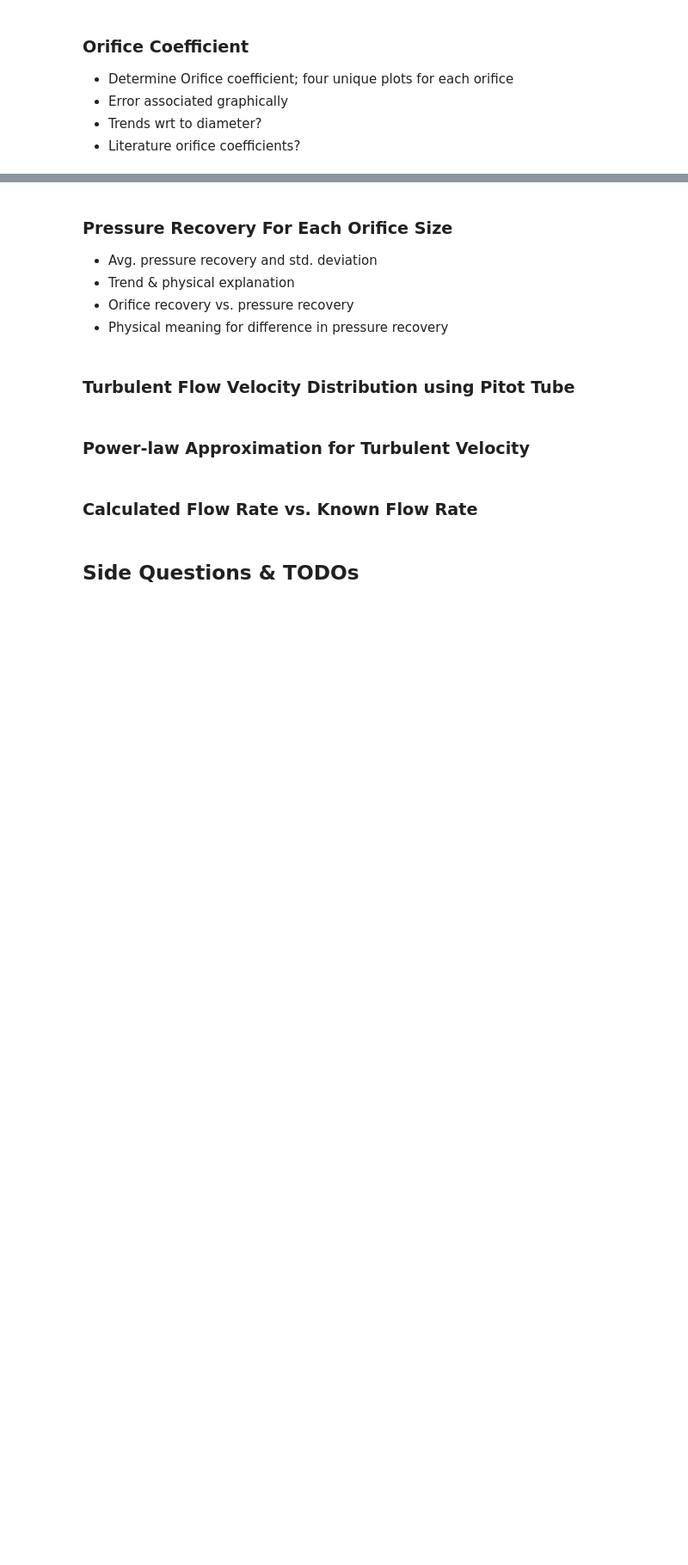
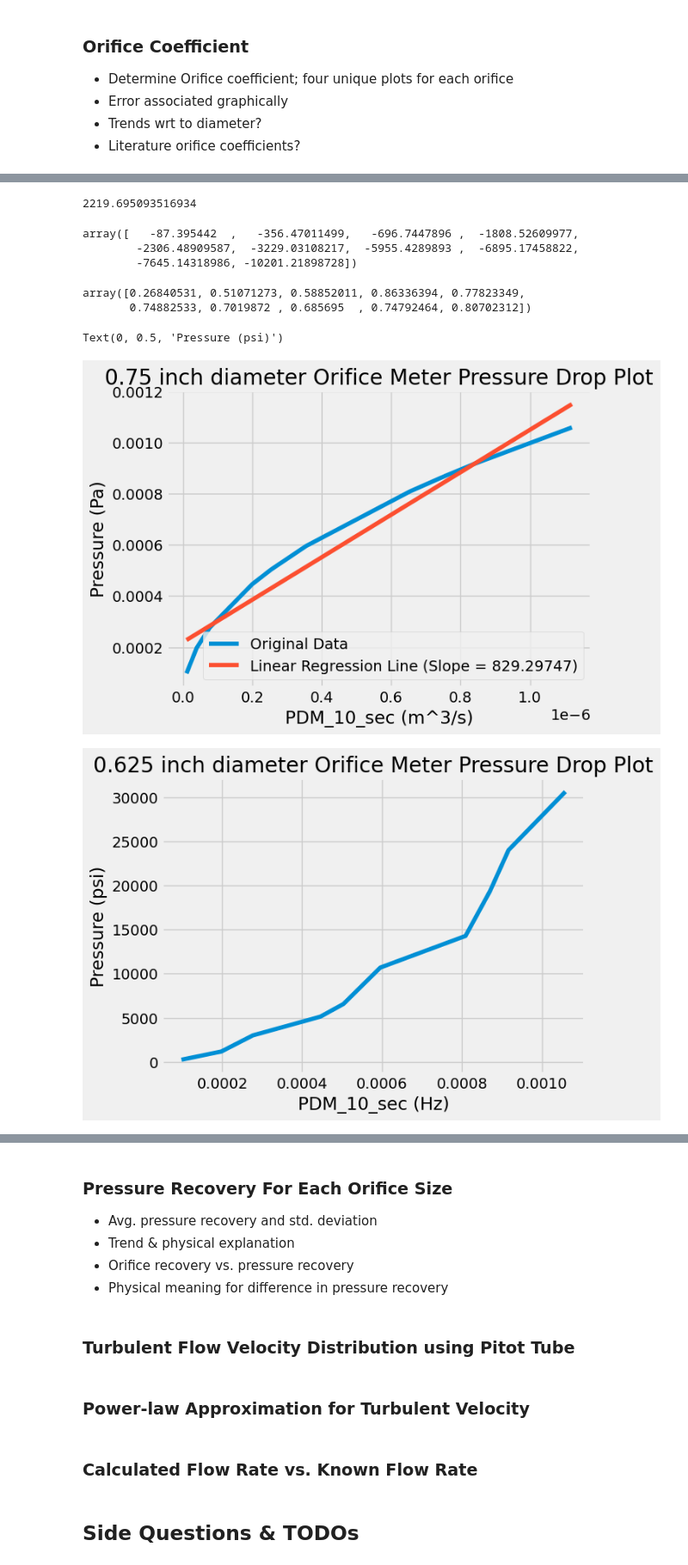
Before and after one commit to AshKuhlmann/CBE154, a Jupyter notebook: Flow Measurement - Data Analysis.ipynb, the cells around one changed output, grey strips where cells are left out. Shown at 86% size. Drawn from its saved outputs; the diff is of its cells as text; code cells hidden in the pictures; blank space fills up the shorter version.

```diff
--- a/Flow Measurement - Data Analysis.ipynb
+++ b/Flow Measurement - Data Analysis.ipynb
@@ -159,0 +165,75 @@ Ans: The pressure recovery is not a constant fraction of the pressure drop accor
+# %%
+d_pipe = 0.985*2.54/100 #m
+rho_h20 = 1000 #kg/m^3
+unit_gal_min = 6.309 * 10**(-5) #m^3/s
+unit_psi = 6894.76 #Pa
+
+d_075 = 0.750*2.54/100 #m
+OMPDM10_075 = np.array([5.1,10.3,14.4,23.2,26.2,31,42.1,45.3,47.7,55.1])*(60/197)*unit_gal_min  # flow rate of the largest orifice plate
+PD1_075 = np.array([0.079,0.089,0.131,0.158,0.248,0.375,0.787,0.955,0.89,1.02])*unit_psi
+PD2_075 = np.array([0.073,0.088,0.112,0.15,0.252,0.323,0.521,0.493,0.52,0.72])*unit_psi
+F_075 = OMPDM10_075**2
+slope_075,intercept_075 = np.polyfit(F_075,OMPDM10_075,1)
+reg_line_075 = slope_075*F_075+intercept_075
+Co = 1/(np.sqrt(slope_075*(np.pi**2)*(d_075**4)/(8*rho_h20*(1-(d_075/d_pipe)**4))))
+display(Co)
+
+
+Co_075 = (4*OMPDM10_075)/(np.pi*(d_075**2))*(np.sqrt(1-(d_075/d_pipe)**4)/np.sqrt(2*PD1_075/rho_h20))
+test = np.mean(Co_075)
+test2 = (1/(test**2)) * (8*rho_h20/((np.pi**2)*(d_075**4)))*(1-(d_075/d_pipe)**4)*OMPDM10_075**2
+display(OMPDM10_075 - test2)
+display(Co_075)
+
+d_0625 = 0.625*2.54/100 #m
+OMPDM10_0625 = np.array([5.1,10.3,14.4,23.2,26.2,31,42.1,45.3,47.7,55.1])*(60/197)*unit_gal_min  # flow rate of the second largest orifice plate
+PD1_0625 = np.array([0.036,0.171,0.436,0.744,0.952,1.55,2.07,2.81,3.48,4.44])*unit_psi
+PD2_0625 = np.array([0.030,0.160,0.272,0.462,0.738,0.953,1.26,1.70,2.17,2.73])*unit_psi
+RHS_0625 = (8*rho_h20/((np.pi**2)*(d_075**4)))*(1-(d_075/d_pipe)**4)*OMPDM10_075**2
+
+d_050 = 0.5*2.54/100 #m
+OMPDM10_050 = np.array([3.8,10.8,15.4,24.4,31,39.6,46.1,52.4,60.2,66.5])   # flow rate of the second smallest orifice plate
+PD1_050 = np.array([0.053,0.284,0.84,24.83,31,39.6,46.1,52.4,9.8,16])
+PD2_050 = np.array([0.041,0.224,0.652,0.951,1.58,2.2,3.05,3.88,9.8,12.2])
+
+d_0375 = 0.375*2.54/100 #m
+OMPDM10_0375 = np.array([3,7.8,11.6,17.2,22,26.5,32.2,36.4,39.5,46.8])     # flow rate of the second smallest orifice plate
+PD1_0375 = np.array([0.96,0.524,0.952,1.86,3.1,4.48,12.1,15.6,18.5,25.8])
+PD1_0375 = np.array([0.105,0.442,0.922,1.57,2.6,3.75,4.52,13.1,15.6,21.6])
+
+plt.figure()
+# plt.plot(OMPDM10_075,PD1_075)
+plt.plot(F_075,OMPDM10_075,label='Original Data')
+plt.plot(F_075,reg_line_075,label=f"Linear Regression Line (Slope = {slope_075:.5f})")
+plt.title('0.75 inch diameter Orifice Meter Pressure Drop Plot')
+plt.xlabel("PDM_10_sec (m^3/s)")
+plt.ylabel("Pressure (Pa)")
+plt.legend()
+
+plt.figure()
+plt.plot(OMPDM10_0625,PD1_0625)
+plt.title('0.625 inch diameter Orifice Meter Pressure Drop Plot')
+plt.xlabel("PDM_10_sec (Hz)")
+plt.ylabel("Pressure (psi)")
+
+plt.figure()
+plt.plot(OMPDM10_050,PD1_050)
+plt.title('0.50 inch diameter Orifice Meter Pressure Drop Plot')
+plt.xlabel("PDM_10_se (Hz)")
+plt.ylabel("Pressure (psi)")
+
+plt.figure()
+plt.plot(OMPDM10_0375,PD1_0375)
+plt.title('0.375 inch diameter Orifice Meter Pressure Drop Plot')
+plt.xlabel("PDM_10_sec (Hz)")
+plt.ylabel("Pressure (psi)")
+# %% [output]
+2219.695093516934
+array([   -87.395442  ,   -356.47011499,   -696.7447896 ,  -1808.52609977,
+        -2306.48909587,  -3229.03108217,  -5955.4289893 ,  -6895.17458822,
+        -7645.14318986, -10201.21898728])
+array([0.26840531, 0.51071273, 0.58852011, 0.86336394, 0.77823349,
+       0.74882533, 0.7019872 , 0.685695  , 0.74792464, 0.80702312])
+Text(0, 0.5, 'Pressure (psi)')
+[figure, added]
+[figure, added]
```
Also changed, not shown: parts of 4 cells of this notebook.
